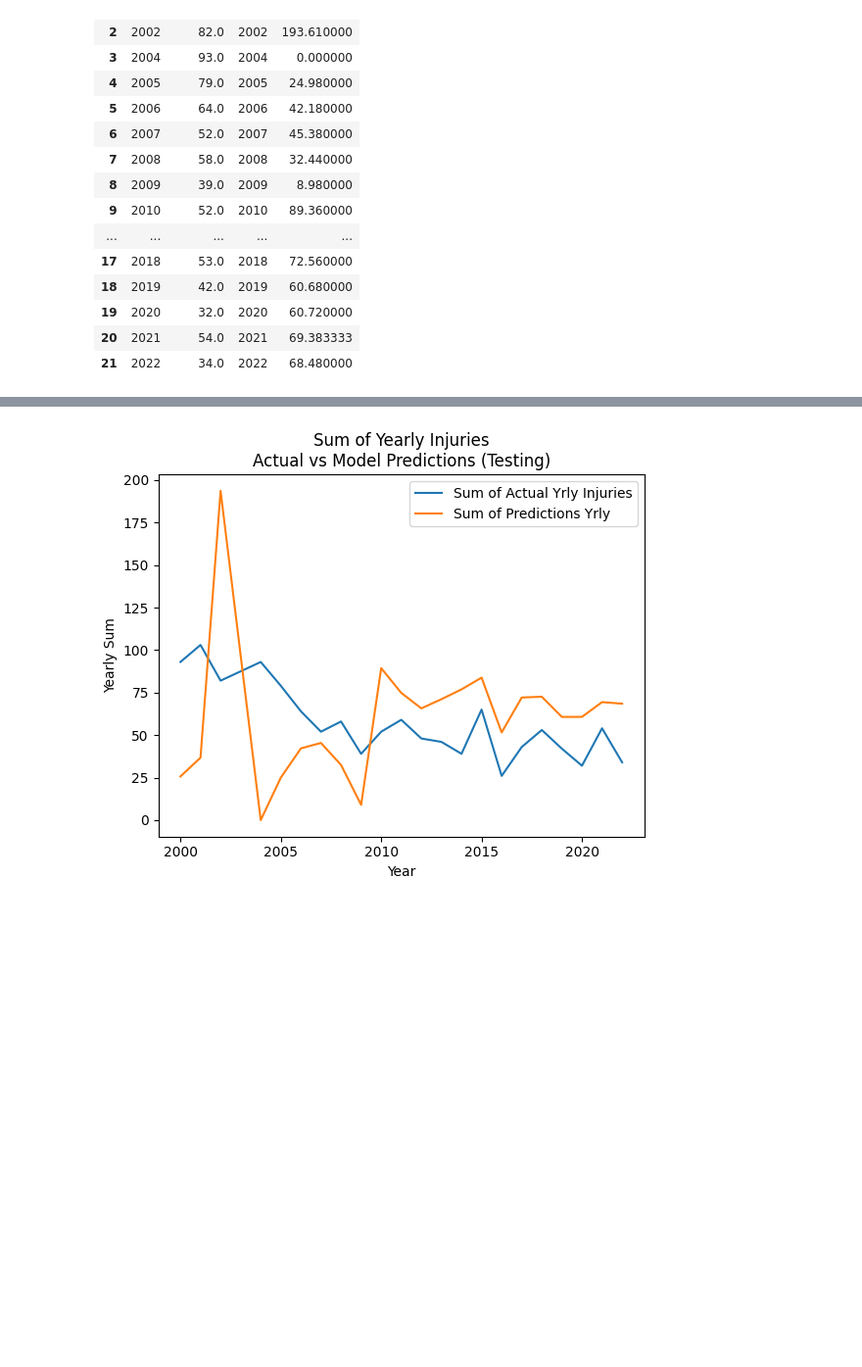
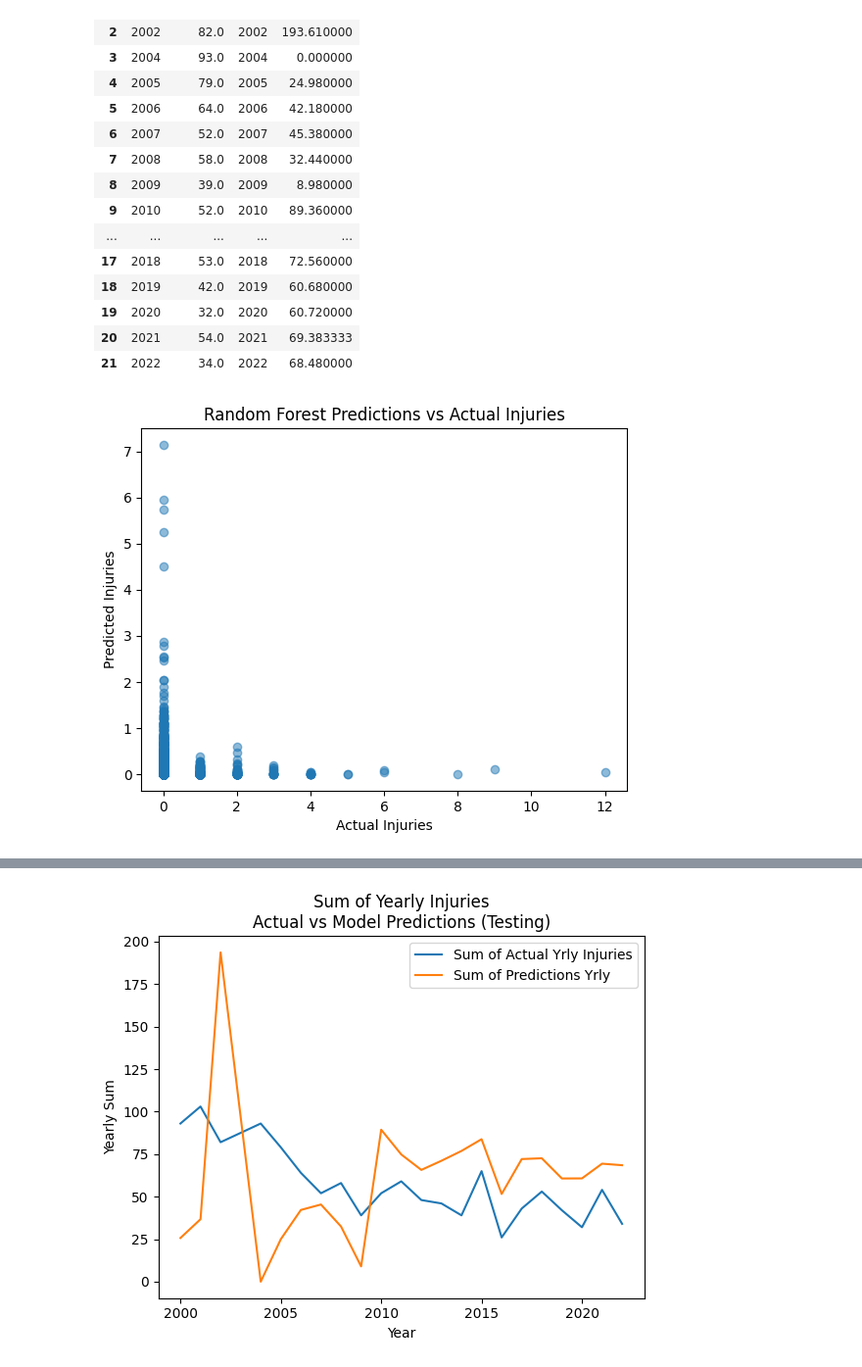
Before and after one commit to ndahlinuvm/Train-Derailment-287Project, a Jupyter notebook: rf-visuals.ipynb, the cells around one changed output, grey strips where cells are left out. Shown at 98% size. Cells and saved outputs as stored; diff of their text form; code cells hidden in the pictures; blank space fills up the shorter version.

```diff
--- a/rf-visuals.ipynb
+++ b/rf-visuals.ipynb
@@ -382,3 +382,13 @@ pd.concat([inj_yr,pred_yr],axis=1)
 | 19 | 2020 | 32.0 | 2020 | 60.720000 |
 | 20 | 2021 | 54.0 | 2021 | 69.383333 |
 | 21 | 2022 | 34.0 | 2022 | 68.480000 |
+# %%
+# plot injuries on the x axis and predictions on the y axis
+plt.scatter(pred_data['injuries'],pred_data['prediction'], alpha=0.5)
+plt.xlabel("Actual Injuries")
+plt.ylabel("Predicted Injuries")
+plt.title("Random Forest Predictions vs Actual Injuries")
+plt.savefig("images/rf-pred-vs-actual.png")
+plt.show()
+# %% [output]
+[figure, added]
```
Also changed, not shown: parts of 7 cells of this notebook, 3 other files.
